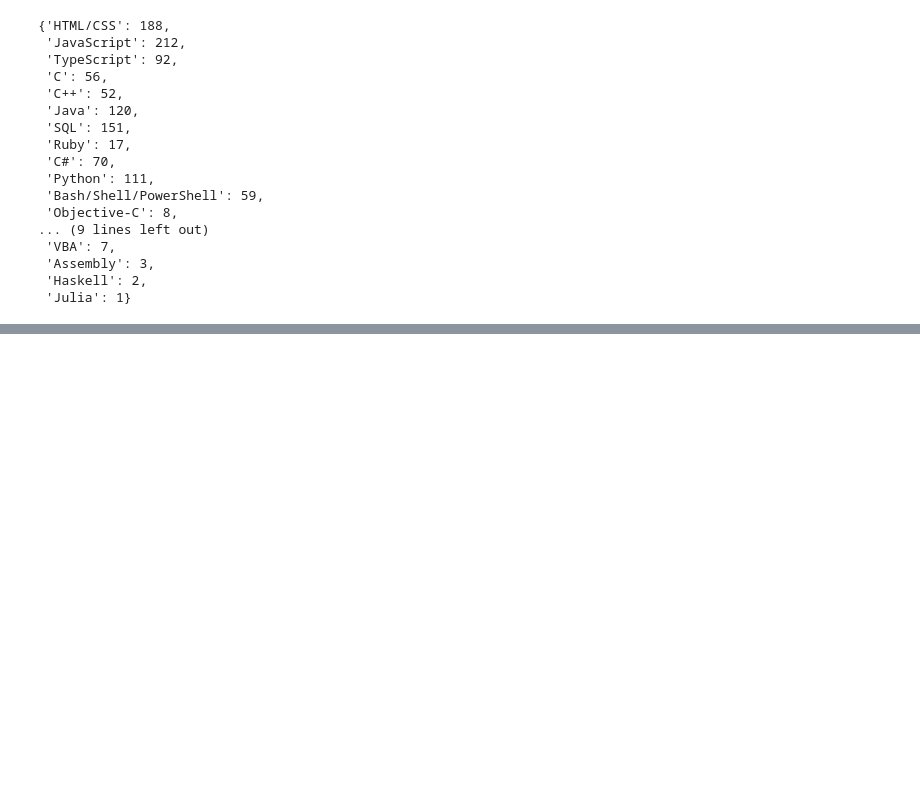
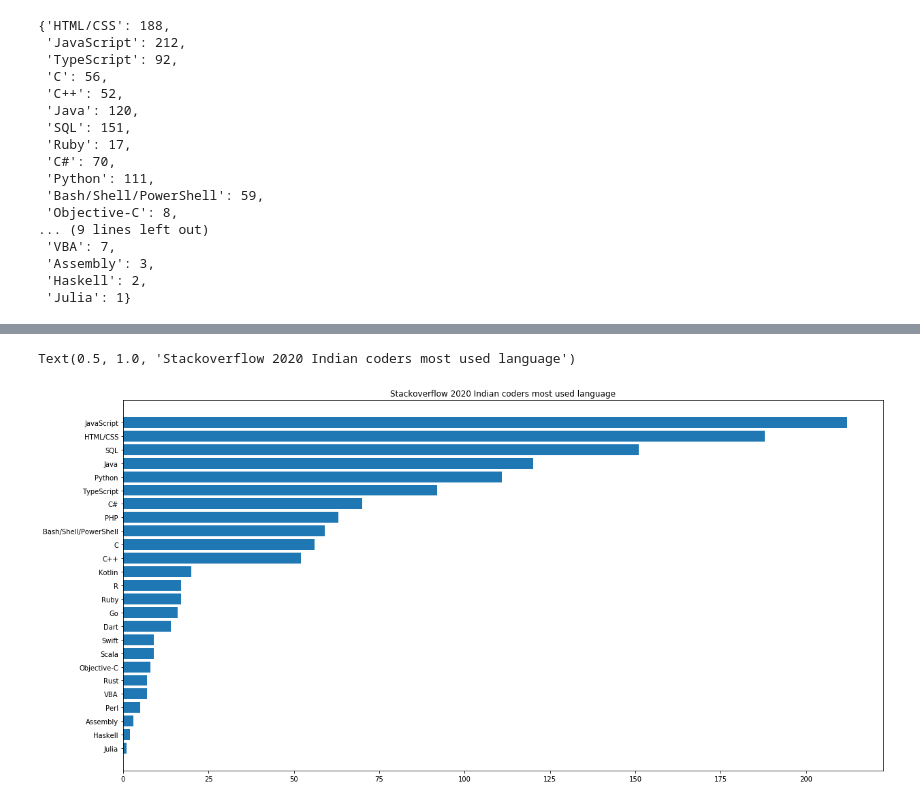
Before and after one commit to Ganeshpy3/Data-analysis, a Jupyter notebook: stackoverflow/Untitled7.ipynb, the cells around one changed output, grey strips where cells are left out. Saved outputs shown, nothing was run; the diff lists cells and outputs as text; code cells hidden in the pictures; blank space fills up the shorter version.

```diff
--- a/stackoverflow/Untitled7.ipynb
+++ b/stackoverflow/Untitled7.ipynb
@@ -172,0 +168,5 @@ prolang
+# %%
+indiacoderslang=pd.DataFrame(prolang,index=["programing_languages"]).T
+# %%
+indiacoderslang.sort_values(by="programing_languages",ascending=True,inplace=True)
+indiacoderslang.tail(5)
@@ -172,0 +180,7 @@ prolang
+# %%
+plt.figure(figsize=(20,10))
+plt.barh(indiacoderslang.index,indiacoderslang["programing_languages"])
+plt.title("Stackoverflow 2020 Indian coders most used language")
+# %% [output]
+Text(0.5, 1.0, 'Stackoverflow 2020 Indian coders most used language')
+[figure, added]
```
Also changed, not shown: parts of 10 cells of this notebook.
